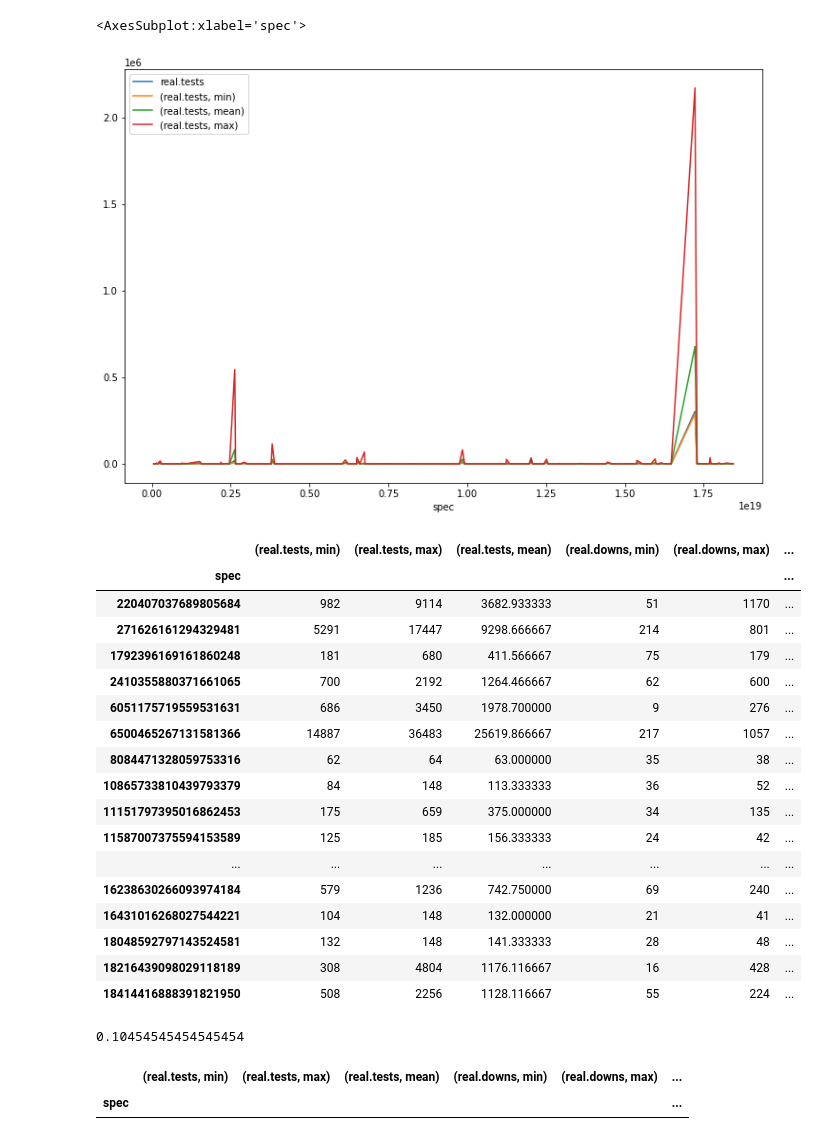
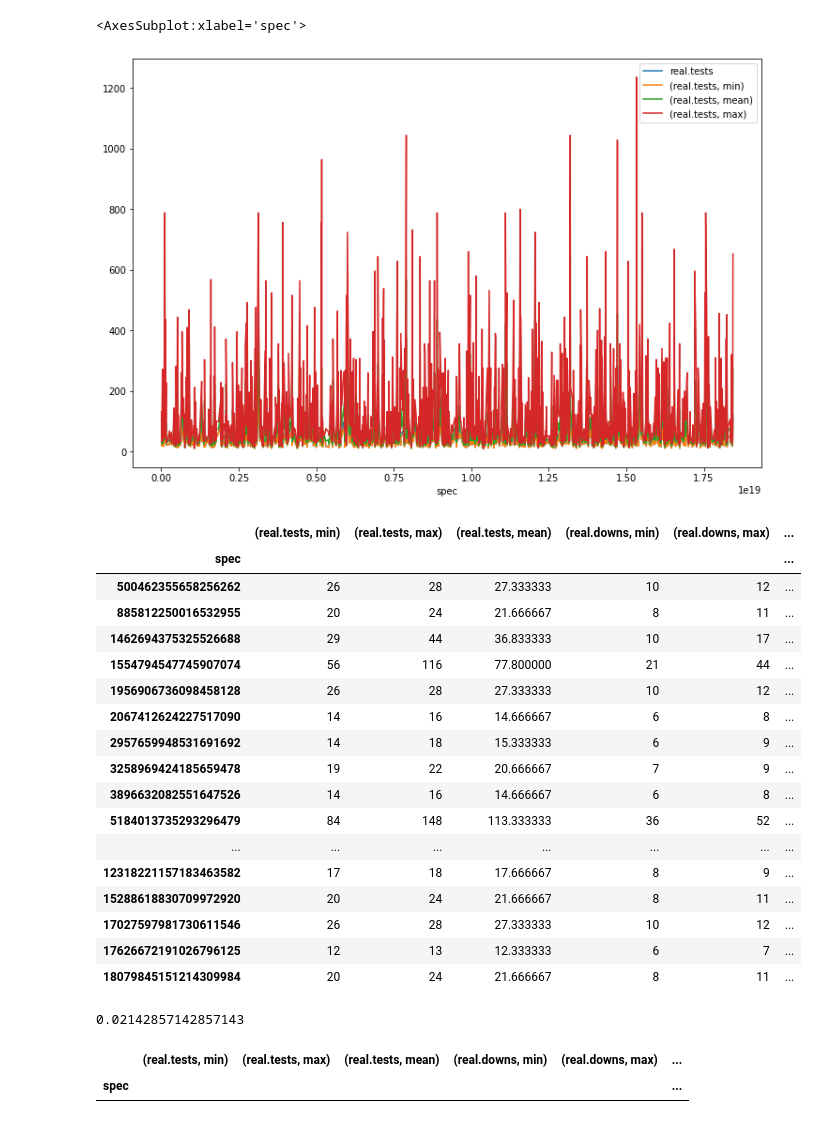
Before and after one commit to PaulRaUnite/ccsl-rs, a Jupyter notebook: plotter/comparison.ipynb, the cells around one changed output. Saved outputs shown, nothing was run; the diff lists cells and outputs as text; code cells hidden in the pictures.

```diff
--- a/plotter/comparison.ipynb
+++ b/plotter/comparison.ipynb
@@ -4,8 +4,8 @@ from IPython.core.interactiveshell import InteractiveShell
 InteractiveShell.ast_node_interactivity = "all"
 # %%
 dir = "./data/random/"
-real = dd.read_parquet(dir+"data.parquet", columns=["spec","variant","real.tests", "real.downs"])
-squished = dd.read_parquet(dir+"squished.parquet", columns=["spec","variant","limit.tests", "limit.downs", "approx.downs"])
+real = dd.read_parquet(dir+"data.parquet", columns=["spec","variant","real.tests", "real.downs", "size", "clocks"])
+squished = dd.read_parquet(dir+"squished.parquet", columns=["spec","variant","approx.tests", "approx.downs"])
 opti = dd.read_parquet(dir+"optimized.parquet", index=["spec"],columns=["variant","comb", "real.tests", "real.downs", "size"])
 squished = squished.groupby(["spec", "variant"]).max()
 
@@ -37,32 +32,32 @@ comparison = compare.compute()
 comparison[["real.tests", ("real.tests", "min"), ("real.tests", "mean"), ("real.tests", "max")]].plot(figsize=(12, 8))
 # %% [output]
 <AxesSubplot:xlabel='spec'>
-[figure, old version]
+[figure, new version]
 # %%
-comparison[comparison["real.tests"] >= comparison[("real.tests", "mean")]]
+comparison[comparison["real.tests"] > comparison[("real.tests", "mean")]]
 # %% [output]
 |  | (real.tests, min) | (real.tests, max) | (real.tests, mean) | (real.downs, min) | (real.downs, max) | ... |
 | spec |  |  |  |  |  | ... |
-| 220407037689805684 | 982 | 9114 | 3682.933333 | 51 | 1170 | ... |
-| 271626161294329481 | 5291 | 17447 | 9298.666667 | 214 | 801 | ... |
-| 1792396169161860248 | 181 | 680 | 411.566667 | 75 | 179 | ... |
-| 2410355880371661065 | 700 | 2192 | 1264.466667 | 62 | 600 | ... |
-| 6051175719559531631 | 686 | 3450 | 1978.700000 | 9 | 276 | ... |
-| 6500465267131581366 | 14887 | 36483 | 25619.866667 | 217 | 1057 | ... |
-| 8084471328059753316 | 62 | 64 | 63.000000 | 35 | 38 | ... |
-| 10865733810439793379 | 84 | 148 | 113.333333 | 36 | 52 | ... |
-| 11151797395016862453 | 175 | 659 | 375.000000 | 34 | 135 | ... |
-| 11587007375594153589 | 125 | 185 | 156.333333 | 24 | 42 | ... |
+| 500462355658256262 | 26 | 28 | 27.333333 | 10 | 12 | ... |
+| 885812250016532955 | 20 | 24 | 21.666667 | 8 | 11 | ... |
+| 1462694375325526688 | 29 | 44 | 36.833333 | 10 | 17 | ... |
+| 1554794547745907074 | 56 | 116 | 77.800000 | 21 | 44 | ... |
+| 1956906736098458128 | 26 | 28 | 27.333333 | 10 | 12 | ... |
+| 2067412624227517090 | 14 | 16 | 14.666667 | 6 | 8 | ... |
+| 2957659948531691692 | 14 | 18 | 15.333333 | 6 | 9 | ... |
+| 3258969424185659478 | 19 | 22 | 20.666667 | 7 | 9 | ... |
+| 3896632082551647526 | 14 | 16 | 14.666667 | 6 | 8 | ... |
+| 5184013735293296479 | 84 | 148 | 113.333333 | 36 | 52 | ... |
 | ... | ... | ... | ... | ... | ... | ... |
-| 16238630266093974184 | 579 | 1236 | 742.750000 | 69 | 240 | ... |
-| 16431016268027544221 | 104 | 148 | 132.000000 | 21 | 41 | ... |
-| 18048592797143524581 | 132 | 148 | 141.333333 | 28 | 48 | ... |
-| 18216439098029118189 | 308 | 4804 | 1176.116667 | 16 | 428 | ... |
-| 18414416888391821950 | 508 | 2256 | 1128.116667 | 55 | 224 | ... |
+| 12318221157183463582 | 17 | 18 | 17.666667 | 8 | 9 | ... |
+| 15288618830709972920 | 20 | 24 | 21.666667 | 8 | 11 | ... |
+| 17027597981730611546 | 26 | 28 | 27.333333 | 10 | 12 | ... |
+| 17626672191026796125 | 12 | 13 | 12.333333 | 6 | 7 | ... |
+| 18079845151214309984 | 20 | 24 | 21.666667 | 8 | 11 | ... |
 # %%
 len(comparison[comparison["real.tests"] > comparison[("real.tests", "mean")]])/len(comparison)
 # %% [output]
-0.10454545454545454
+0.02142857142857143
 # %%
 comparison[comparison["real.tests"] > comparison[("real.tests", "max")]]
 # %% [output]
```
Also changed, not shown: parts of 5 cells of this notebook, 10 other files.
